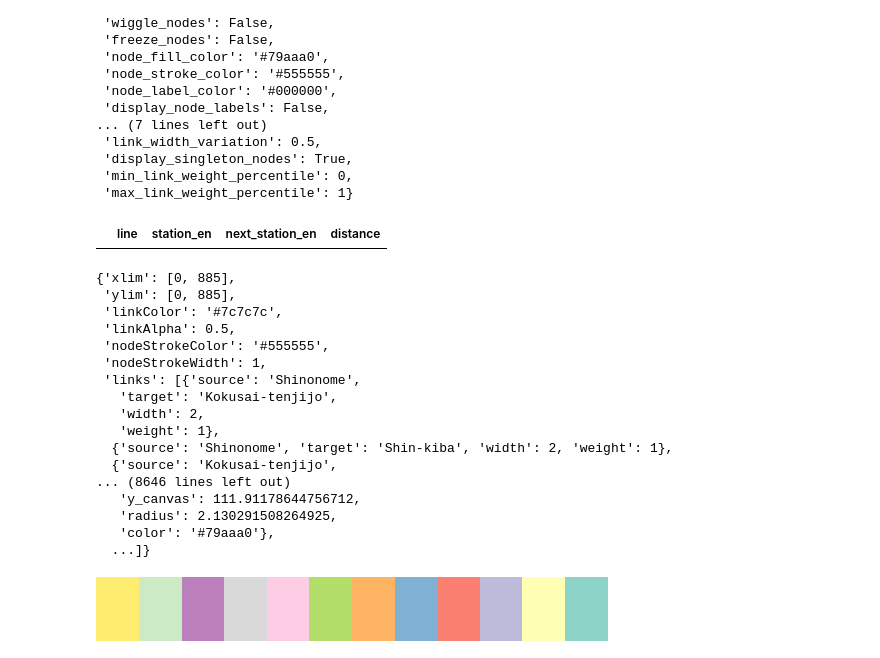
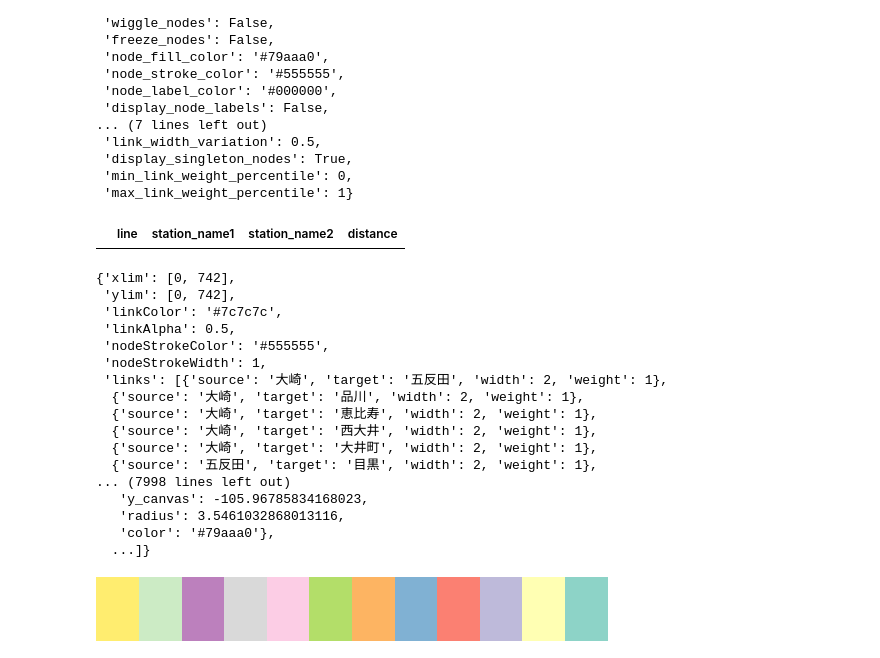
Before and after one commit to alessioborgi/PolySheafNeuralNetworks-RailwayPassengers, a Jupyter notebook: datasets/tokyo_railway/graph_plot_test.ipynb, the cells around one changed output. Drawn from its saved outputs; the diff is of its cells as text; code cells hidden in the pictures.

```diff
--- a/datasets/tokyo_railway/graph_plot_test.ipynb
+++ b/datasets/tokyo_railway/graph_plot_test.ipynb
@@ -103,6 +103,6 @@ passenger_survey_pd[passenger_survey_pd['station_en'] == 'Shibuya']['P_count'].m
 # %%
 # 边需要清洗
 station_node_pd = pd.read_csv('./line_station_connectionV1130.csv')
-station_node_pd = station_node_pd[['line_name', 'station_name1', 'station_name2', 'distance']]
+station_node_pd = station_node_pd[['line', 'station_name1', 'station_name2', 'distance']]
 station_node_pd
 # %% [output]
@@ -166,27 +171,27 @@ config
  'min_link_weight_percentile': 0,
  'max_link_weight_percentile': 1}
 # %%
-station_node_pd[(station_node_pd['station_en'] == 'Maebashioshima') & (station_node_pd['next_station_en'] == 'Maebashi')]
+station_node_pd[(station_node_pd['station_name1'] == '前橋大島') & (station_node_pd['station_name2'] == '前橋')]
 # %% [output]
-|  | line | station_en | next_station_en | distance |
+|  | line | station_name1 | station_name2 | distance |
 # %%
 stylized_network
 # %% [output]
-{'xlim': [0, 885],
- 'ylim': [0, 885],
+{'xlim': [0, 742],
+ 'ylim': [0, 742],
  'linkColor': '#7c7c7c',
  'linkAlpha': 0.5,
  'nodeStrokeColor': '#555555',
  'nodeStrokeWidth': 1,
- 'links': [{'source': 'Shinonome',
-   'target': 'Kokusai-tenjijo',
-   'width': 2,
-   'weight': 1},
-  {'source': 'Shinonome', 'target': 'Shin-kiba', 'width': 2, 'weight': 1},
-  {'source': 'Kokusai-tenjijo',
-... (8646 lines left out)
-   'y_canvas': 111.91178644756712,
-   'radius': 2.130291508264925,
+ 'links': [{'source': '大崎', 'target': '五反田', 'width': 2, 'weight': 1},
+  {'source': '大崎', 'target': '品川', 'width': 2, 'weight': 1},
+  {'source': '大崎', 'target': '恵比寿', 'width': 2, 'weight': 1},
+  {'source': '大崎', 'target': '西大井', 'width': 2, 'weight': 1},
+  {'source': '大崎', 'target': '大井町', 'width': 2, 'weight': 1},
+  {'source': '五反田', 'target': '目黒', 'width': 2, 'weight': 1},
+... (7998 lines left out)
+   'y_canvas': -105.96785834168023,
+   'radius': 3.5461032868013116,
    'color': '#79aaa0'},
   ...]}
 # %%
```
Also changed, not shown: parts of 12 cells of this notebook, 2 other files.
